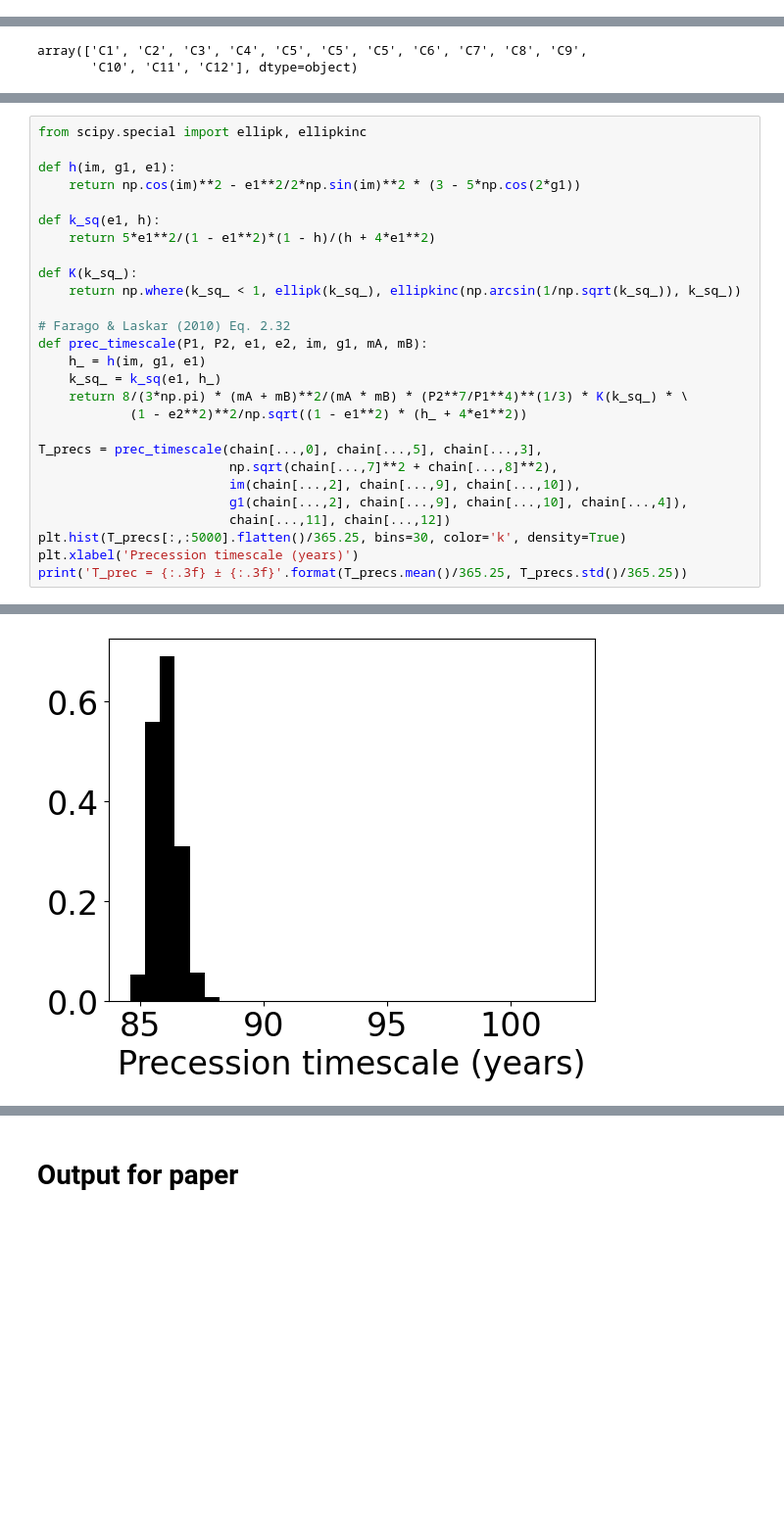
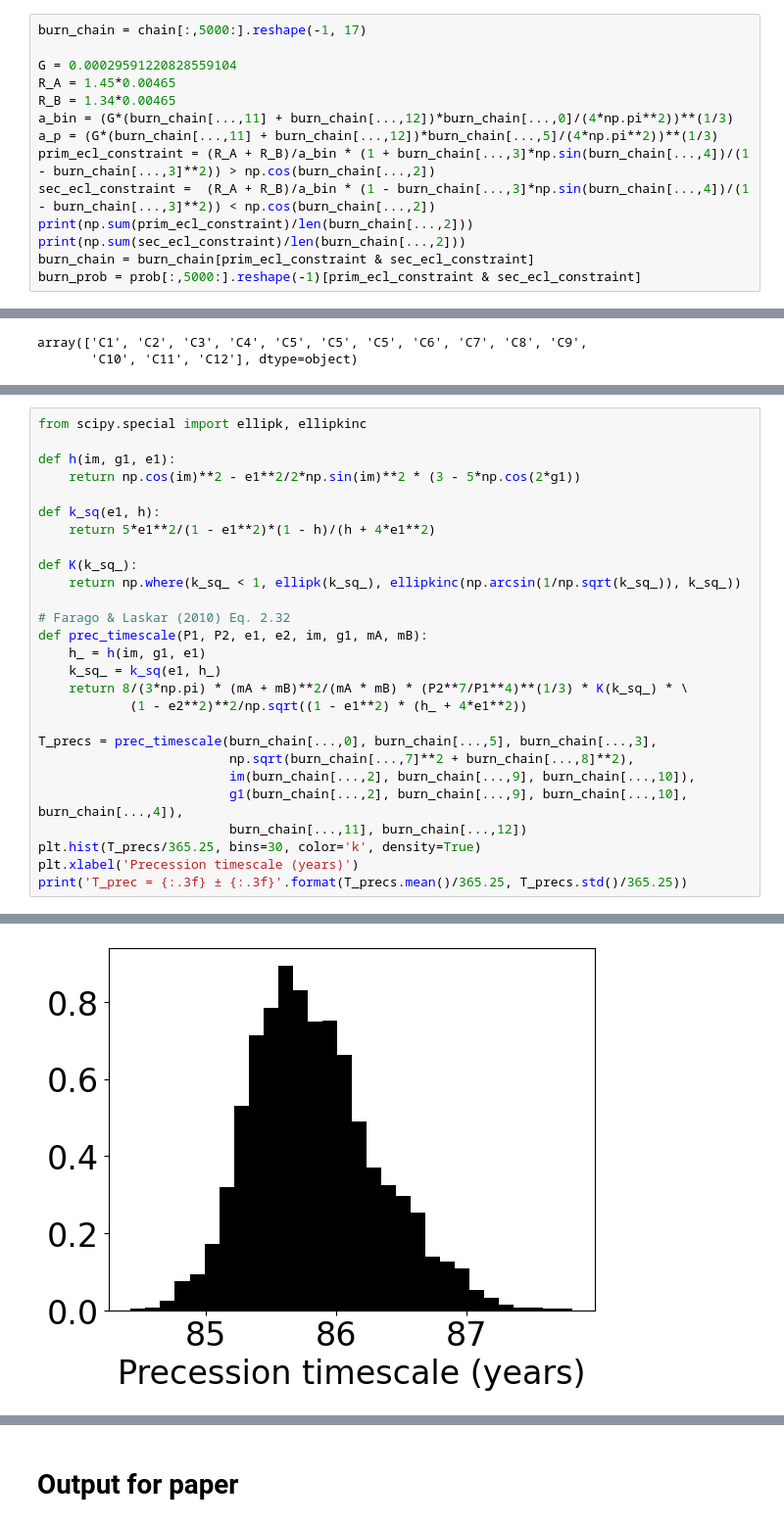
Before and after one commit to goldbergmax/etv-fit, a Jupyter notebook: results.ipynb, the cells around one changed output, grey strips where cells are left out. Shown at 98% size. Saved outputs shown, nothing was run; the diff lists cells and outputs as text; blank space fills up the shorter version.

```diff
--- a/results.ipynb
+++ b/results.ipynb
@@ -180,3 +194,17 @@ corner.corner((nice_units(chain[:, 5000:, :].reshape(-1, 17)).T[chain.reshape(-1
 # plt.savefig(f'figures/{system}_corner.pdf', dpi='figure')
 # %% [markdown]
 # Derived system quantities
+# %%
+burn_chain = chain[:,5000:].reshape(-1, 17)
+
+G = 0.00029591220828559104
+R_A = 1.45*0.00465
+R_B = 1.34*0.00465
+a_bin = (G*(burn_chain[...,11] + burn_chain[...,12])*burn_chain[...,0]/(4*np.pi**2))**(1/3)
+a_p = (G*(burn_chain[...,11] + burn_chain[...,12])*burn_chain[...,5]/(4*np.pi**2))**(1/3)
+prim_ecl_constraint = (R_A + R_B)/a_bin * (1 + burn_chain[...,3]*np.sin(burn_chain[...,4])/(1 - burn_chain[...,3]**2)) > np.cos(burn_chain[...,2])
+sec_ecl_constraint =  (R_A + R_B)/a_bin * (1 - burn_chain[...,3]*np.sin(burn_chain[...,4])/(1 - burn_chain[...,3]**2)) < np.cos(burn_chain[...,2])
+print(np.sum(prim_ecl_constraint)/len(burn_chain[...,2]))
+print(np.sum(sec_ecl_constraint)/len(burn_chain[...,2]))
+burn_chain = burn_chain[prim_ecl_constraint & sec_ecl_constraint]
+burn_prob = prob[:,5000:].reshape(-1)[prim_ecl_constraint & sec_ecl_constraint]
@@ -267,12 +298,12 @@ def prec_timescale(P1, P2, e1, e2, im, g1, mA, mB):
     return 8/(3*np.pi) * (mA + mB)**2/(mA * mB) * (P2**7/P1**4)**(1/3) * K(k_sq_) * \
             (1 - e2**2)**2/np.sqrt((1 - e1**2) * (h_ + 4*e1**2))
 
-T_precs = prec_timescale(chain[...,0], chain[...,5], chain[...,3],
-                         np.sqrt(chain[...,7]**2 + chain[...,8]**2),
-                         im(chain[...,2], chain[...,9], chain[...,10]),
-                         g1(chain[...,2], chain[...,9], chain[...,10], chain[...,4]),
-                         chain[...,11], chain[...,12])
-plt.hist(T_precs[:,:5000].flatten()/365.25, bins=30, color='k', density=True)
+T_precs = prec_timescale(burn_chain[...,0], burn_chain[...,5], burn_chain[...,3],
+                         np.sqrt(burn_chain[...,7]**2 + burn_chain[...,8]**2),
+                         im(burn_chain[...,2], burn_chain[...,9], burn_chain[...,10]),
+                         g1(burn_chain[...,2], burn_chain[...,9], burn_chain[...,10], burn_chain[...,4]),
+                         burn_chain[...,11], burn_chain[...,12])
+plt.hist(T_precs/365.25, bins=30, color='k', density=True)
 plt.xlabel('Precession timescale (years)')
 print('T_prec = {:.3f} ± {:.3f}'.format(T_precs.mean()/365.25, T_precs.std()/365.25))
 # %% [output]
@@ -280,4 +311,4 @@ T_prec = 86.076 ± 0.585
-[figure, old version]
+[figure, new version]
 # %%
 # minimum mutual inclination to be guaranteed to transit
 
```
Also changed, not shown: parts of 20 cells of this notebook, 1 other file.
